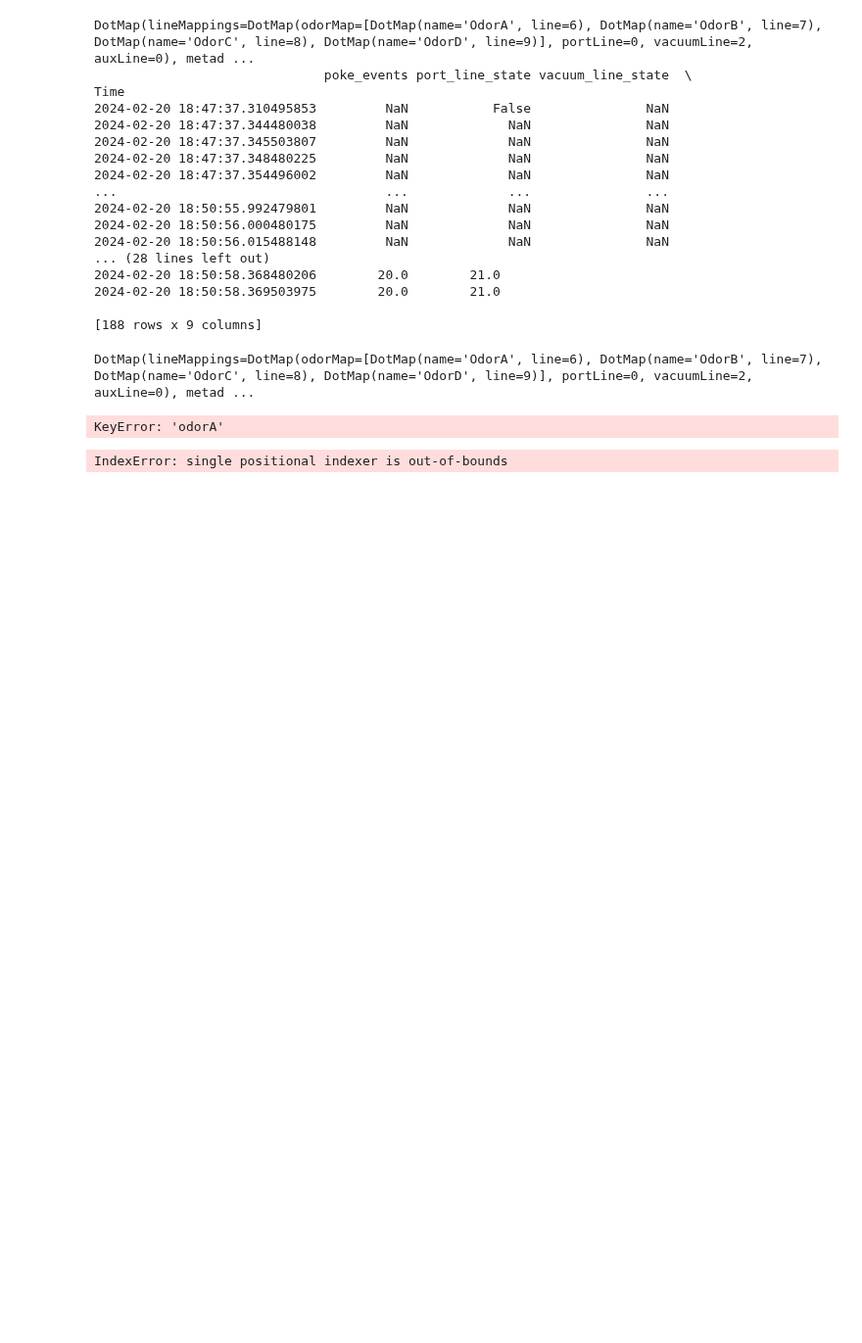
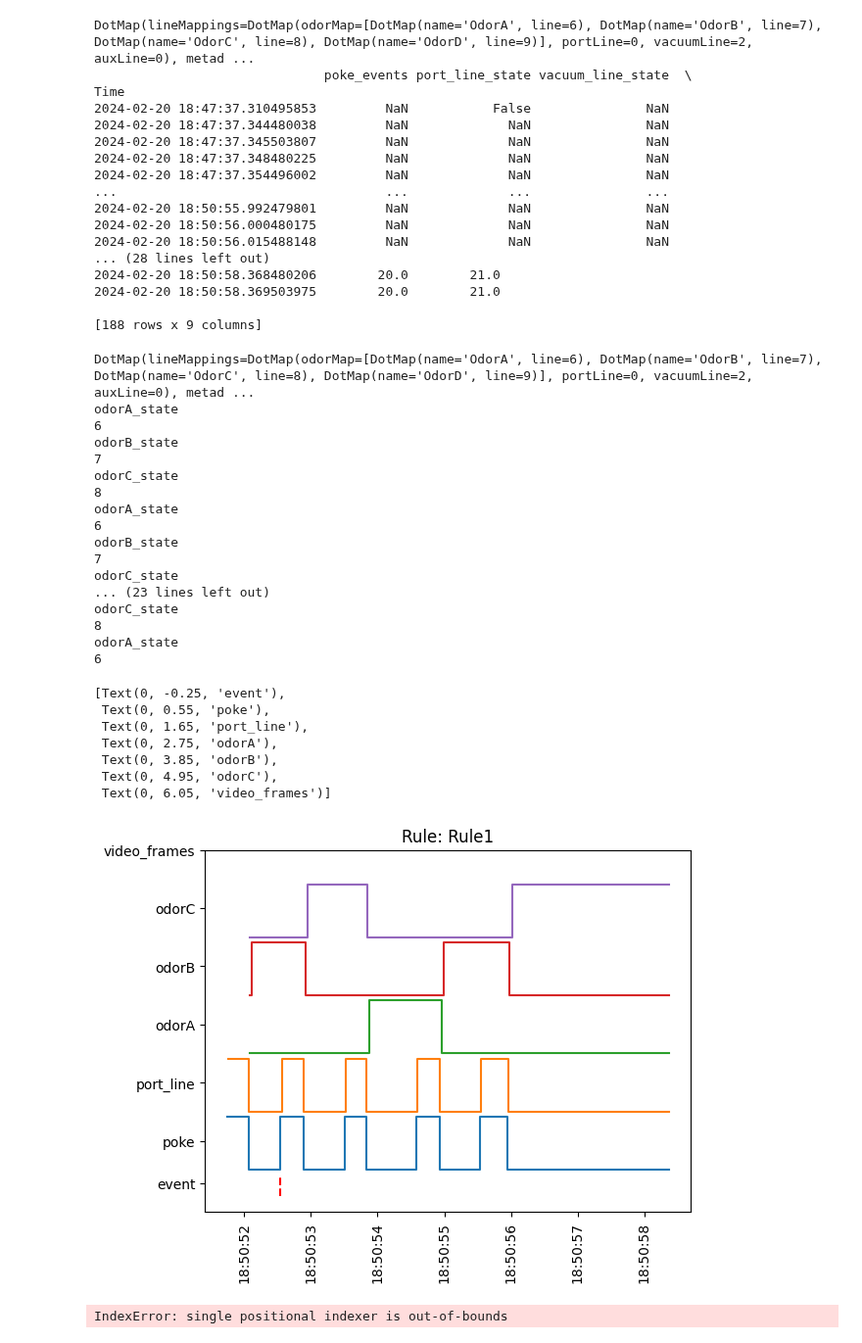
Before and after one commit to goatsofnaxos/Delphi, a Jupyter notebook: analysis/postprocess.ipynb, the cells around one changed output. Shown at 98% size. Saved outputs shown, nothing was run; the diff lists cells and outputs as text; code cells hidden in the pictures; blank space fills up the shorter version.

Commit message:
Add odor line column to summary

```diff
--- a/analysis/postprocess.ipynb
+++ b/analysis/postprocess.ipynb
@@ -129,6 +129,10 @@ def extract_event_info(experiment_state: pd.DataFrame, rule_state: pd.DataFrame,
     cur_odor = cur_odor[0] if len(cur_odor)>0 else None
     current_rule = rule_state[rule_state.index <= event_time]["metadata"].iloc[-1]
 
+    odor_name = cur_odor.split('_')[0].capitalize()
+    odor_name = odor_name[:-1] + odor_name[-1].upper()
+    odor_line = [o.line for o in metadata.lineMappings.odorMap if o.name==odor_name][0]
+
     time_beam_break_on = event_time
     time_beam_break_off = experiment_state.loc[(experiment_state['poke_events'] == False) & (experiment_state.index > event_time)].index[0]
 
@@ -146,7 +150,7 @@ def extract_event_info(experiment_state: pd.DataFrame, rule_state: pd.DataFrame,
     event_df = pd.DataFrame({
         'animal_id': animal_id,
         'current_rule': current_rule.ruleAlias,
-        'current_odor': cur_odor,
+        'current_odor': odor_name,
         'poke_state': cur_state['poke_events'],
         'port_line_state': cur_state['port_line_state'],
         'vacuum_line_state': cur_state['vacuum_line_state'],
@@ -173,34 +177,57 @@ print(metadata)
 # Get all the poke onset events, then extract the event times
 poke_events = merged["poke_events"][merged["poke_events"]==True]
 poke_event_times = [poke_events.iloc[[t]].index[0] for t in range(len(poke_events)-1)]
 
 results = [extract_event_info(merged, rule_settings, t, 10.0, metadata) for t in poke_event_times]
 summary = pd.concat([r[2] for r in results])
 summary.to_csv(f'{output_event_folder}summary.csv')
 
 # Construct a plot of one of these results
 event_idx = 16
 event_data = results[event_idx][0]
 event_vid = results[event_idx][1]
 event_df = results[event_idx][2]
 fig = plt.figure()
 
 plt.plot([event_df.index[0], event_df.index[0]], [-0.5, -0.1], c='r', linestyle='dashed')
 plt.plot(event_data["poke_events"].ffill(), drawstyle = 'steps-post')
 plt.plot(event_data["port_line_state"].ffill() + 1.1, drawstyle = 'steps-post')
 plt.plot(event_data["odorA_state"].ffill() + 2.2, drawstyle = 'steps-post')
 plt.plot(event_data["odorB_state"].ffill() + 3.3, drawstyle = 'steps-post')
 plt.plot(event_data["odorC_state"].ffill() + 4.4, drawstyle = 'steps-post')
 plt.scatter(event_vid.index, np.ones((1, len(event_vid.index))) * 6, c='k', s=0.1)
 plt.xticks(rotation=90)
 plt.title(f"Rule: {event_df['current_rule'][0]}")
 
 ax = fig.axes[0]
 ax.set_yticks([-0.25, 0.55, 1.65, 2.75, 3.85, 4.95, 6.05])
 ax.set_yticklabels(['event', 'poke', 'port_line', 'odorA', 'odorB', 'odorC', 'video_frames'])
 # %% [output]
 DotMap(lineMappings=DotMap(odorMap=[DotMap(name='OdorA', line=6), DotMap(name='OdorB', line=7), DotMap(name='OdorC', line=8), DotMap(name='OdorD', line=9)], portLine=0, vacuumLine=2, auxLine=0), metad ...
+odorA_state
+6
+odorB_state
+7
+odorC_state
+8
+odorA_state
+6
+odorB_state
+7
+odorC_state
+... (23 lines left out)
+odorC_state
+8
+odorA_state
+6
-KeyError: 'odorA'
+[Text(0, -0.25, 'event'),
+ Text(0, 0.55, 'poke'),
+ Text(0, 1.65, 'port_line'),
+ Text(0, 2.75, 'odorA'),
+ Text(0, 3.85, 'odorB'),
+ Text(0, 4.95, 'odorC'),
+ Text(0, 6.05, 'video_frames')]
+[figure, added]
 # %%
 def create_event_video(experiment_state: pd.DataFrame, event_frame_data: pd.DataFrame, event_df: pd.DataFrame):
     # get all frames
```
